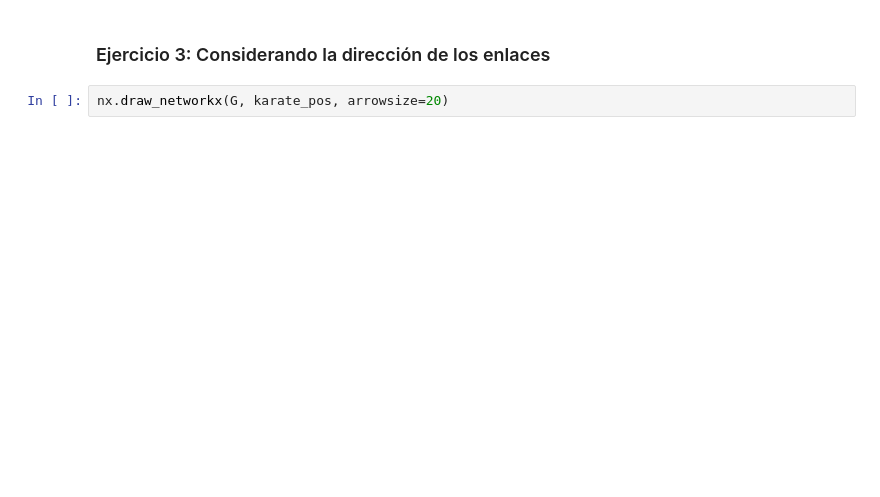
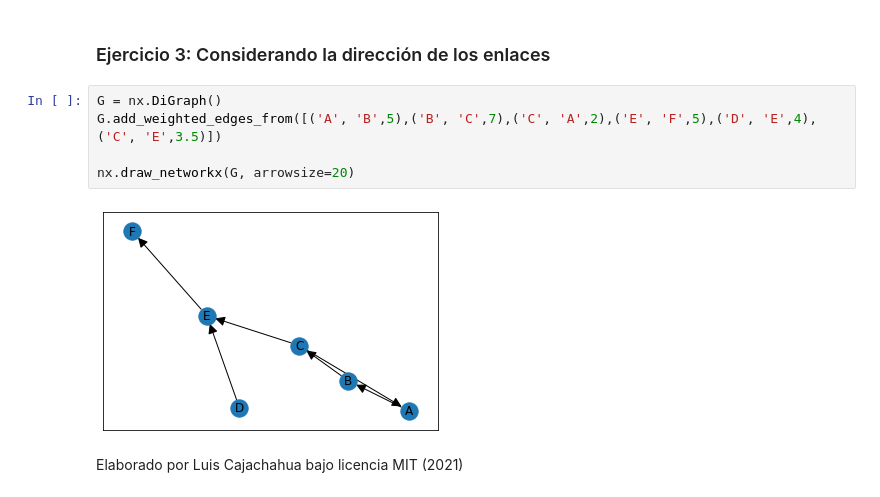
Before and after one commit to lcajachahua/curso-sna, a Jupyter notebook: notebooks/Lab_01.ipynb, the cells around one changed output. Cells and saved outputs as stored; diff of their text form; blank space fills up the shorter version.

```diff
--- a/notebooks/Lab_01.ipynb
+++ b/notebooks/Lab_01.ipynb
@@ -104,4 +108,11 @@ NetworkXError: random_state_index is incorrect
 # %% [markdown]
 ### Ejercicio 3: Considerando la dirección de los enlaces
-# %%
-nx.draw_networkx(G, karate_pos, arrowsize=20)
+# %%
+G = nx.DiGraph()
+G.add_weighted_edges_from([('A', 'B',5),('B', 'C',7),('C', 'A',2),('E', 'F',5),('D', 'E',4),('C', 'E',3.5)])
+
+nx.draw_networkx(G, arrowsize=20)
+# %% [output]
+[figure, added]
+# %% [markdown]
+Elaborado por Luis Cajachahua bajo licencia MIT (2021)
```
Also changed, not shown: parts of 5 cells of this notebook, 1 other file.
